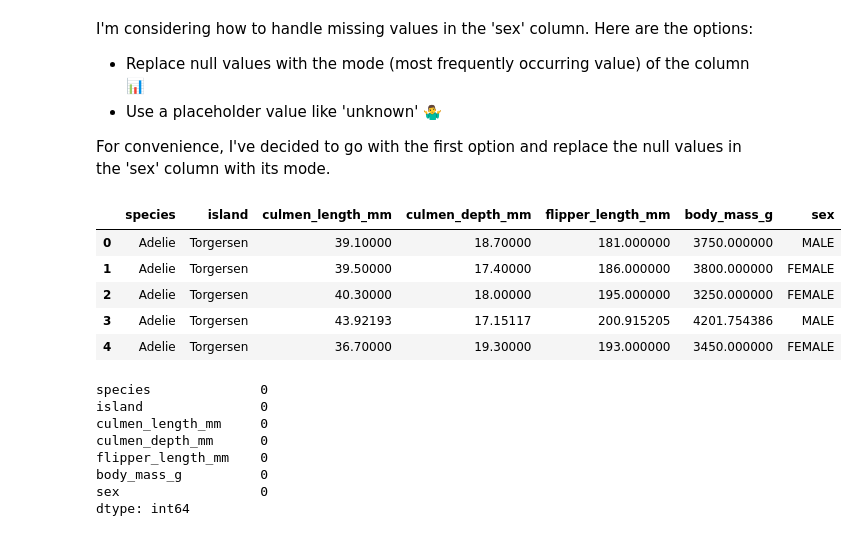
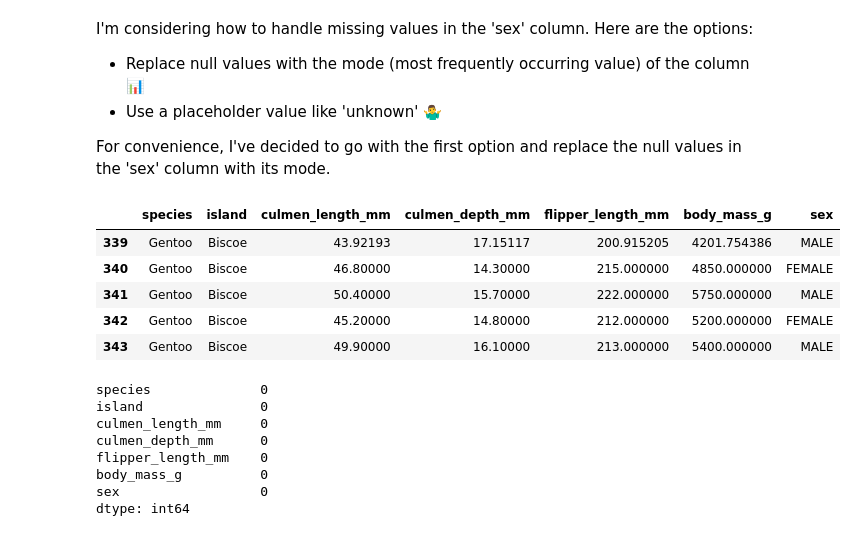
Before and after one commit to xahid007/Penguins-Species-Classification, a Jupyter notebook: Penguins.ipynb, the cells around one changed output. Saved outputs shown, nothing was run; the diff lists cells and outputs as text; code cells hidden in the pictures.

```diff
--- a/Penguins.ipynb
+++ b/Penguins.ipynb
@@ -141,15 +141,15 @@ For convenience, I've decided to go with the first option and replace the null v
 # %%
 mode_sex = df['sex'].mode()[0]
 df['sex'].fillna(mode_sex, inplace=True)
 df = df[df['sex'] != '.'] #There is a row where sex = '.', so filtering it out
-df.head()
+df.tail()
 # %% [output]
 |  | species | island | culmen_length_mm | culmen_depth_mm | flipper_length_mm | body_mass_g | sex |
-| 0 | Adelie | Torgersen | 39.10000 | 18.70000 | 181.000000 | 3750.000000 | MALE |
-| 1 | Adelie | Torgersen | 39.50000 | 17.40000 | 186.000000 | 3800.000000 | FEMALE |
-| 2 | Adelie | Torgersen | 40.30000 | 18.00000 | 195.000000 | 3250.000000 | FEMALE |
-| 3 | Adelie | Torgersen | 43.92193 | 17.15117 | 200.915205 | 4201.754386 | MALE |
-| 4 | Adelie | Torgersen | 36.70000 | 19.30000 | 193.000000 | 3450.000000 | FEMALE |
+| 339 | Gentoo | Biscoe | 43.92193 | 17.15117 | 200.915205 | 4201.754386 | MALE |
+| 340 | Gentoo | Biscoe | 46.80000 | 14.30000 | 215.000000 | 4850.000000 | FEMALE |
+| 341 | Gentoo | Biscoe | 50.40000 | 15.70000 | 222.000000 | 5750.000000 | MALE |
+| 342 | Gentoo | Biscoe | 45.20000 | 14.80000 | 212.000000 | 5200.000000 | FEMALE |
+| 343 | Gentoo | Biscoe | 49.90000 | 16.10000 | 213.000000 | 5400.000000 | MALE |
 # %%
 df.isna().sum()
 # %% [output]
```
Also changed, not shown: parts of 11 cells of this notebook, 7 other files.
